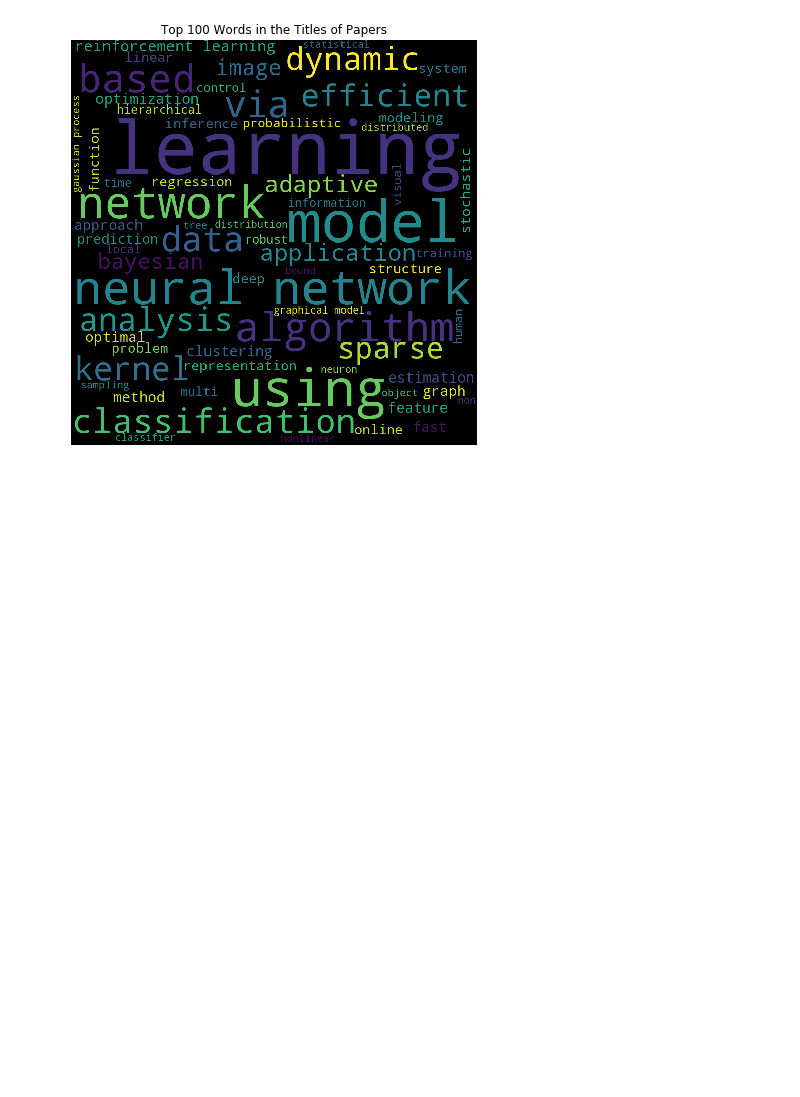
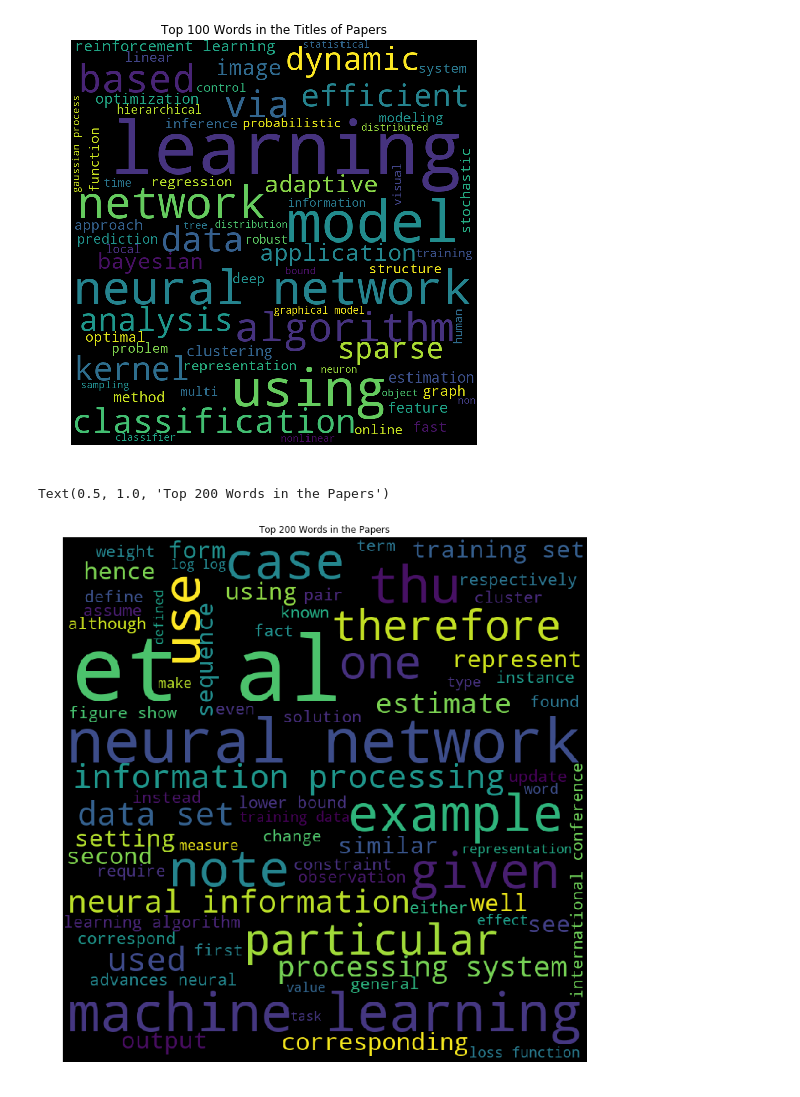
Before and after one commit to manashpratim/NIPS-Analysis, a Jupyter notebook: NIPS_Analysis.ipynb, the cells around one changed output. Saved outputs shown, nothing was run; the diff lists cells and outputs as text; code cells hidden in the pictures; blank space fills up the shorter version.

```diff
--- a/NIPS_Analysis.ipynb
+++ b/NIPS_Analysis.ipynb
@@ -145,3 +145,25 @@ plt.title('Top 100 Words in the Titles of Papers')
 # %% [output]
 Text(0.5, 1.0, 'Top 100 Words in the Titles of Papers')
 [figure]
+# %%
+paper_text=[]
+for i in range(len(df)):
+  if df['paper_text'][i] not in paper_text:
+    paper_text.append(df['paper_text'][i])
+clean_text=re.sub('[\n]',' ',(' '.join(paper_text)).lower())
+clean_text=re.sub('[^a-zA-Z]',' ',clean_text)
+clean_text=mystopwords(clean_text)
+stopwords = set(STOPWORDS)
+wordcloud = WordCloud(width = 800, height = 800,
+                background_color ='black',
+                stopwords = stopwords,
+                min_font_size = 20,max_words=200).generate(clean_text)
+# plot the WordCloud image
+plt.figure(figsize = (10, 10), facecolor = None)
+plt.imshow(wordcloud)
+plt.axis("off")
+plt.tight_layout(pad = 0)
+plt.title('Top 200 Words in the Papers')
+# %% [output]
+Text(0.5, 1.0, 'Top 200 Words in the Papers')
+[figure, added]
```
